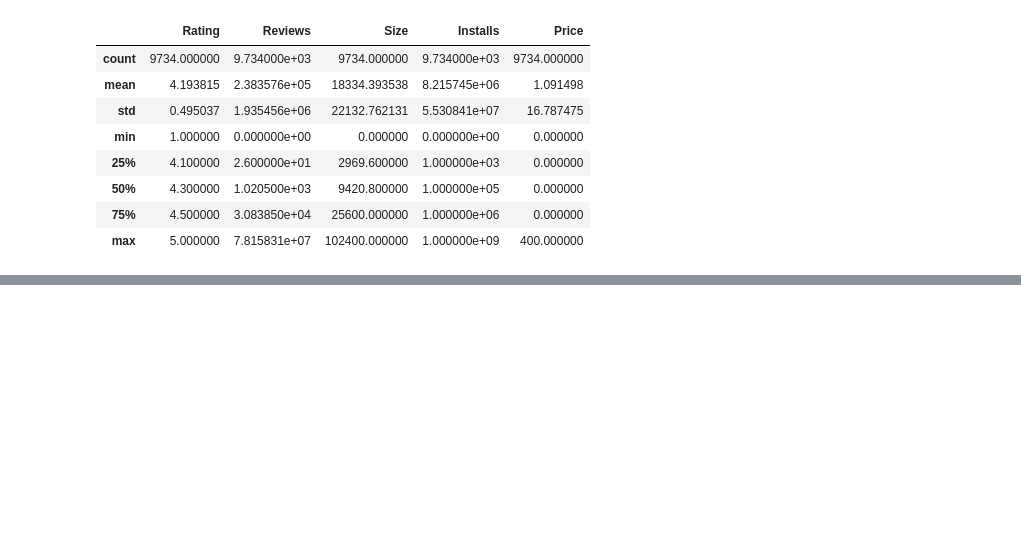
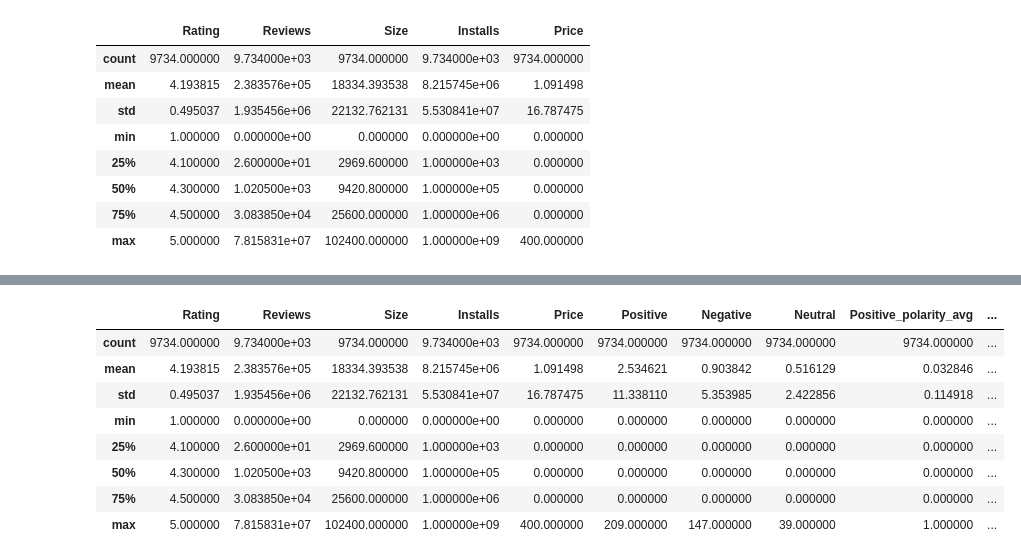
Before and after one commit to pranavdevi28/Play_Store_Data_Analysis, a Jupyter notebook: Play_Store_App_Review_Analysis_Capstone_Project.ipynb, the cells around one changed output, grey strips where cells are left out. Cells and saved outputs as stored; diff of their text form; code cells hidden in the pictures; blank space fills up the shorter version.

```diff
--- a/Play_Store_App_Review_Analysis_Capstone_Project.ipynb
+++ b/Play_Store_App_Review_Analysis_Capstone_Project.ipynb
@@ -313,0 +410,15 @@ play_store_df.describe()
+# %%
+#getting average polarity for all sentiment for all apps
+
+feedback_polarity_dict = {'Positive_polarity_avg':[], 'Negative_polarity_avg':[]}
+
+for app in feedback['App']:
+  for sentiment_pol in feedback_polarity_dict.keys():
+
+    sentiment = sentiment_pol.split('_')[0]
+    total = feedback.loc[feedback.App==app, sentiment].values[0]
+
+    feedback_polarity_dict[sentiment_pol].append(round(review_df[(review_df['App']==app) & (review_df['Sentiment']==sentiment)]['Sentiment_Polarity'].sum()/(total),2))
+# %%
+#Combining required data from reviews dataset
+feedback_df = pd.concat([feedback,pd.DataFrame(feedback_polarity_dict),  ],axis=1)
@@ -313,0 +432,3 @@ play_store_df.describe()
+# %%
+#creating Final dataset concating the feedback_df and plays_tore_df
+final_df = pd.merge(play_store_df, feedback_df, on='App', how='left')
@@ -313,0 +462,4 @@ play_store_df.describe()
+# %%
+#filling the null value with 0 as there are no reviews sentiment for few apps in reviews app
+final_df.fillna(0, inplace=True)
+final_df.head()
@@ -313,0 +473,12 @@ play_store_df.describe()
+# %%
+final_df.describe()
+# %% [output]
+|  | Rating | Reviews | Size | Installs | Price | Positive | Negative | Neutral | Positive_polarity_avg | ... |
+| count | 9734.000000 | 9.734000e+03 | 9734.000000 | 9.734000e+03 | 9734.000000 | 9734.000000 | 9734.000000 | 9734.000000 | 9734.000000 | ... |
+| mean | 4.193815 | 2.383576e+05 | 18334.393538 | 8.215745e+06 | 1.091498 | 2.534621 | 0.903842 | 0.516129 | 0.032846 | ... |
+| std | 0.495037 | 1.935456e+06 | 22132.762131 | 5.530841e+07 | 16.787475 | 11.338110 | 5.353985 | 2.422856 | 0.114918 | ... |
+| min | 1.000000 | 0.000000e+00 | 0.000000 | 0.000000e+00 | 0.000000 | 0.000000 | 0.000000 | 0.000000 | 0.000000 | ... |
+| 25% | 4.100000 | 2.600000e+01 | 2969.600000 | 1.000000e+03 | 0.000000 | 0.000000 | 0.000000 | 0.000000 | 0.000000 | ... |
+| 50% | 4.300000 | 1.020500e+03 | 9420.800000 | 1.000000e+05 | 0.000000 | 0.000000 | 0.000000 | 0.000000 | 0.000000 | ... |
+| 75% | 4.500000 | 3.083850e+04 | 25600.000000 | 1.000000e+06 | 0.000000 | 0.000000 | 0.000000 | 0.000000 | 0.000000 | ... |
+| max | 5.000000 | 7.815831e+07 | 102400.000000 | 1.000000e+09 | 400.000000 | 209.000000 | 147.000000 | 39.000000 | 1.000000 | ... |
```
Also changed, not shown: parts of 25 cells of this notebook.
